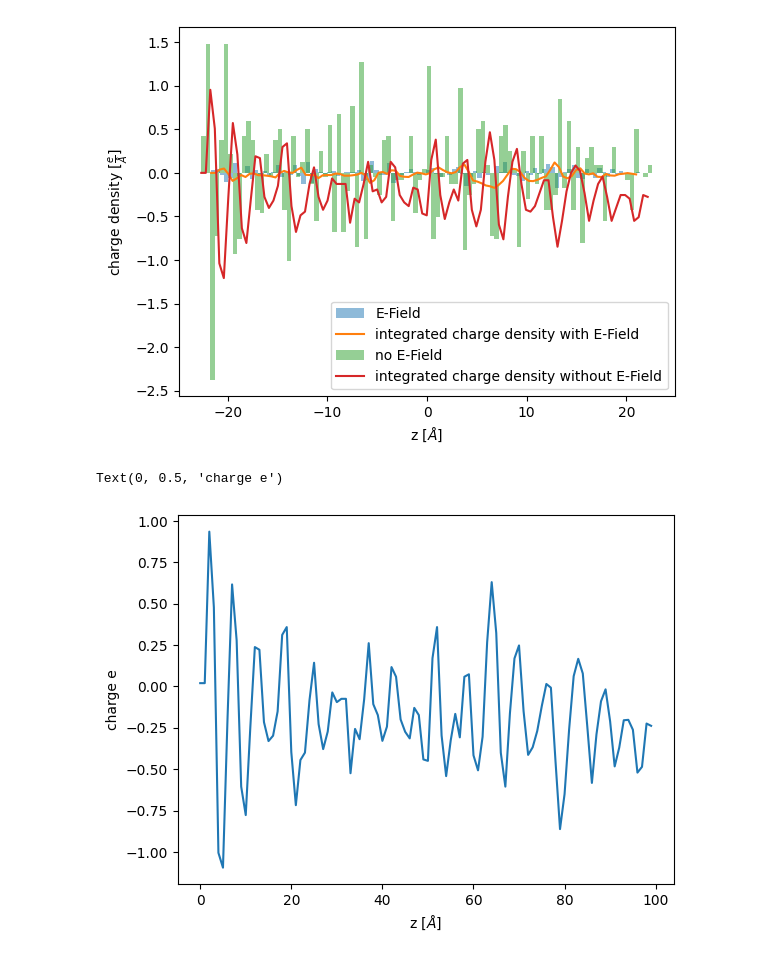
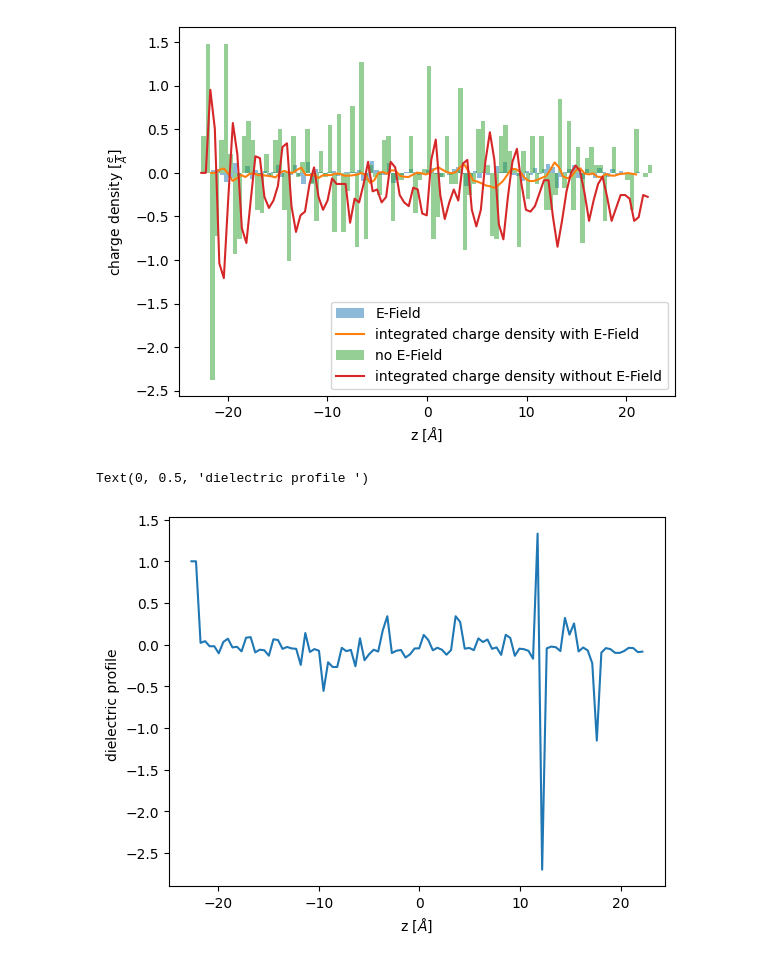
Before and after one commit to Mag-r/ASM, a Jupyter notebook: electro-interfaces/code/dielectric_behavior/analyse_dielectric.ipynb, the cells around one changed output. Drawn from its saved outputs; the diff is of its cells as text; code cells hidden in the pictures.

```diff
--- a/electro-interfaces/code/dielectric_behavior/analyse_dielectric.ipynb
+++ b/electro-interfaces/code/dielectric_behavior/analyse_dielectric.ipynb
@@ -176,9 +176,9 @@ plt.legend()
 <matplotlib.legend.Legend at 0x...>
 [figure]
 # %%
-plt.plot(0.02-m+m_zero,label="difference")
+plt.plot(bins[:-1],0.02/(0.02-m+m_zero),label="difference")
 plt.xlabel(r"z [$\AA$]")
-plt.ylabel(r"charge e")
+plt.ylabel(r"dielectric profile ")
 # %% [output]
-Text(0, 0.5, 'charge e')
+Text(0, 0.5, 'dielectric profile ')
-[figure, old version]
+[figure, new version]
```
Also changed, not shown: 3 other files.
